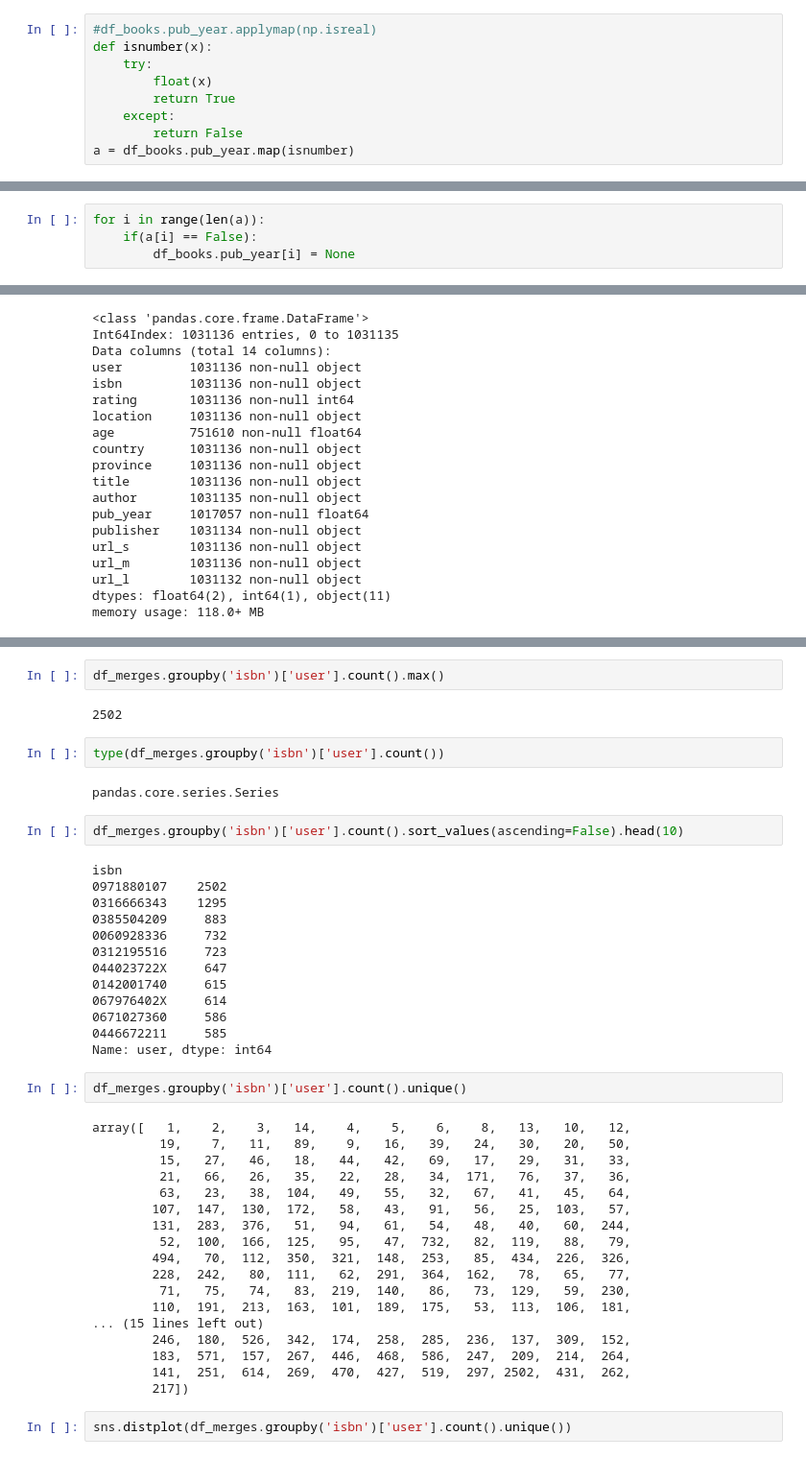
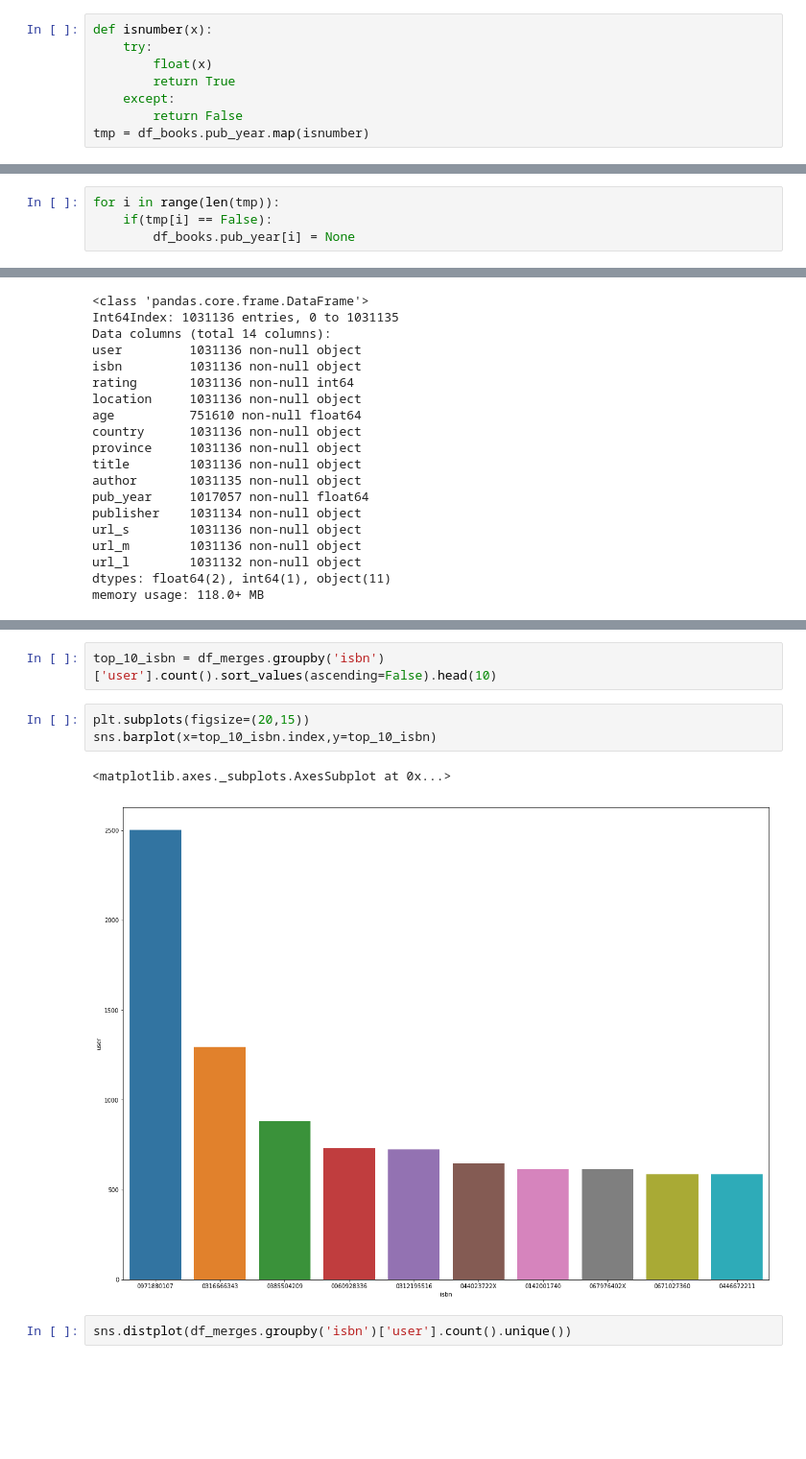
Before and after one commit to ohjho/recommendation_system, a Jupyter notebook: EDA.ipynb, the cells around one changed output, grey strips where cells are left out. Shown at 96% size. Drawn from its saved outputs; the diff is of its cells as text; blank space fills up the shorter version.

```diff
--- a/EDA.ipynb
+++ b/EDA.ipynb
@@ -526,9 +283,8 @@ memory usage: 18.6+ MB
 # %%
-#df_books.pub_year.applymap(np.isreal)
 def isnumber(x):
     try:
         float(x)
         return True
     except:
         return False
-a = df_books.pub_year.map(isnumber)
+tmp = df_books.pub_year.map(isnumber)
@@ -539,4 +291,4 @@ len(a)
 # %%
-for i in range(len(a)):
-    if(a[i] == False):
+for i in range(len(tmp)):
+    if(tmp[i] == False):
         df_books.pub_year[i] = None
@@ -762,48 +417,13 @@ df_merges.head()
 | 3 | 8680 | 034545104X | 5 | st. charles county, missouri, usa | 2.0 | usa | missouri | Flesh Tones: A Novel | M. J. Rose | 2002.0 | ... |
 | 4 | 10314 | 034545104X | 9 | beaverton, oregon, usa | NaN | usa | oregon | Flesh Tones: A Novel | M. J. Rose | 2002.0 | ... |
 # %%
-df_merges.groupby('isbn')['user'].count().max()
+top_10_isbn = df_merges.groupby('isbn')['user'].count().sort_values(ascending=False).head(10)
-# %% [output]
-2502
-# %%
-type(df_merges.groupby('isbn')['user'].count())
-# %% [output]
-pandas.core.series.Series
-# %%
-df_merges.groupby('isbn')['user'].count().sort_values(ascending=False).head(10)
-# %% [output]
-isbn
-0971880107    2502
-0316666343    1295
-0385504209     883
-0060928336     732
-0312195516     723
-044023722X     647
-0142001740     615
-067976402X     614
-0671027360     586
-0446672211     585
-Name: user, dtype: int64
-# %%
-df_merges.groupby('isbn')['user'].count().unique()
-# %% [output]
-array([   1,    2,    3,   14,    4,    5,    6,    8,   13,   10,   12,
-         19,    7,   11,   89,    9,   16,   39,   24,   30,   20,   50,
-         15,   27,   46,   18,   44,   42,   69,   17,   29,   31,   33,
-         21,   66,   26,   35,   22,   28,   34,  171,   76,   37,   36,
-         63,   23,   38,  104,   49,   55,   32,   67,   41,   45,   64,
-        107,  147,  130,  172,   58,   43,   91,   56,   25,  103,   57,
-        131,  283,  376,   51,   94,   61,   54,   48,   40,   60,  244,
-         52,  100,  166,  125,   95,   47,  732,   82,  119,   88,   79,
-        494,   70,  112,  350,  321,  148,  253,   85,  434,  226,  326,
-        228,  242,   80,  111,   62,  291,  364,  162,   78,   65,   77,
-         71,   75,   74,   83,  219,  140,   86,   73,  129,   59,  230,
-        110,  191,  213,  163,  101,  189,  175,   53,  113,  106,  181,
-... (15 lines left out)
-        246,  180,  526,  342,  174,  258,  285,  236,  137,  309,  152,
-        183,  571,  157,  267,  446,  468,  586,  247,  209,  214,  264,
-        141,  251,  614,  269,  470,  427,  519,  297, 2502,  431,  262,
-        217])
+# %%
+plt.subplots(figsize=(20,15))
+sns.barplot(x=top_10_isbn.index,y=top_10_isbn)
+# %% [output]
+<matplotlib.axes._subplots.AxesSubplot at 0x...>
+[figure, added]
 # %%
 sns.distplot(df_merges.groupby('isbn')['user'].count().unique())
 # %% [output]
```
Also changed, not shown: parts of 96 cells of this notebook.
